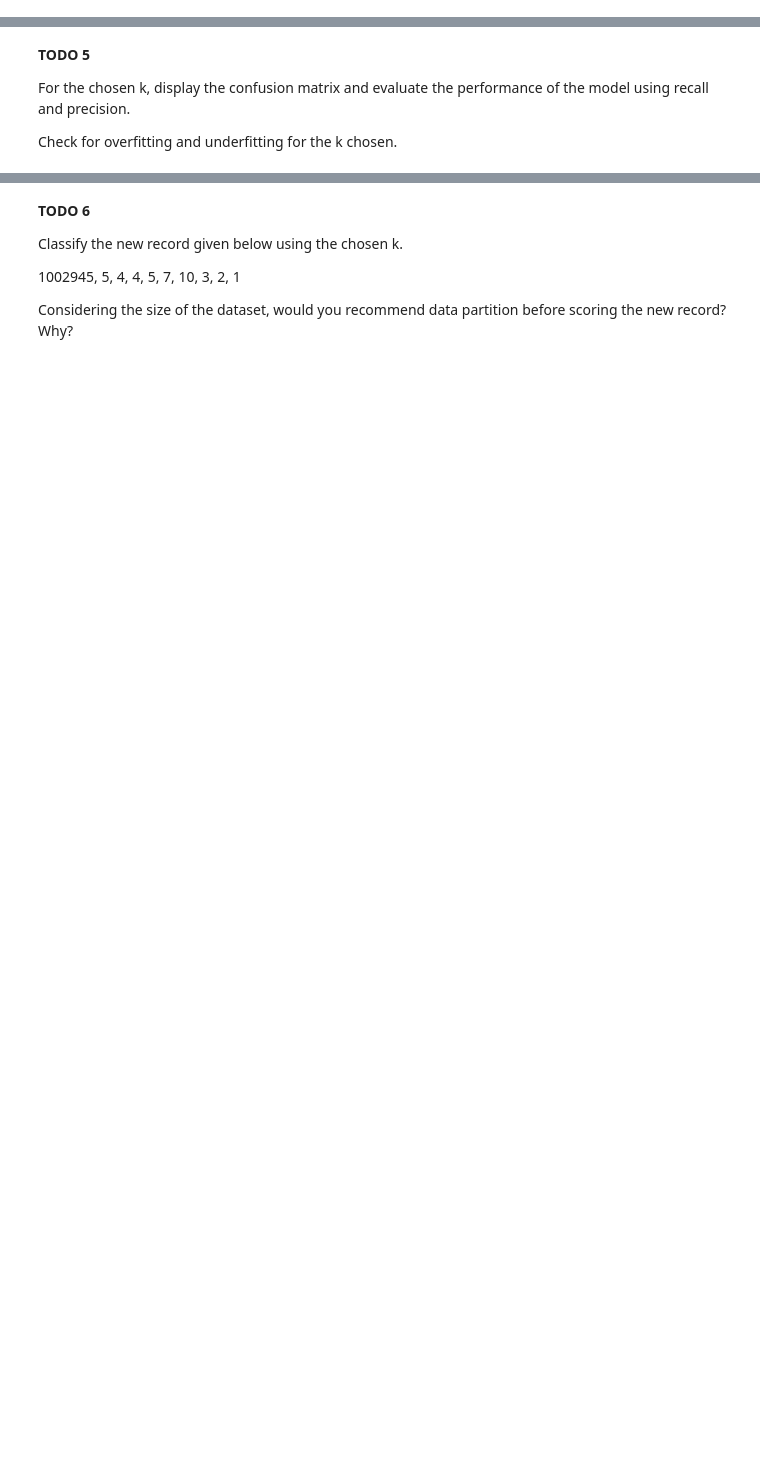
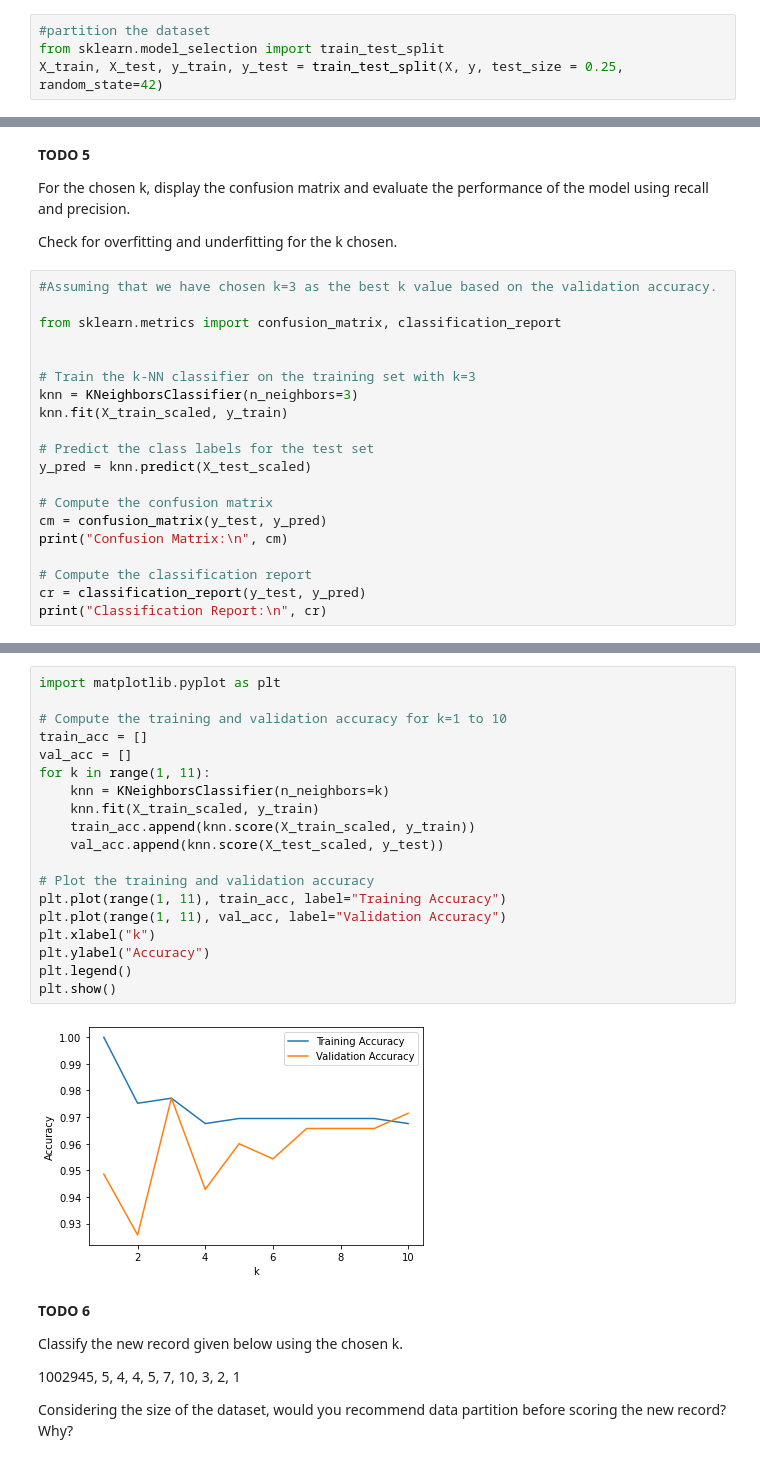
Before and after one commit to Mohitchvk/Data-Mining-Homework-V, a Jupyter notebook: Homework 5.ipynb, the cells around one changed output, grey strips where cells are left out. Saved outputs shown, nothing was run; the diff lists cells and outputs as text; blank space fills up the shorter version.

```diff
--- a/Homework 5.ipynb
+++ b/Homework 5.ipynb
@@ -43,0 +206,4 @@ Standardize the data.
+# %%
+#partition the dataset
+from sklearn.model_selection import train_test_split
+X_train, X_test, y_train, y_test = train_test_split(X, y, test_size = 0.25, random_state=42)
@@ -51,3 +266,23 @@ Choose the best k from 1-10 based on the classification accuracy of different k
 For the chosen k, display the confusion matrix and evaluate the performance of the model using recall and precision.
 
 Check for overfitting and underfitting for the k chosen.
+# %%
+#Assuming that we have chosen k=3 as the best k value based on the validation accuracy.
+
+from sklearn.metrics import confusion_matrix, classification_report
+
+
+# Train the k-NN classifier on the training set with k=3
+knn = KNeighborsClassifier(n_neighbors=3)
+knn.fit(X_train_scaled, y_train)
+
+# Predict the class labels for the test set
+y_pred = knn.predict(X_test_scaled)
+
+# Compute the confusion matrix
+cm = confusion_matrix(y_test, y_pred)
+print("Confusion Matrix:\n", cm)
+
+# Compute the classification report
+cr = classification_report(y_test, y_pred)
+print("Classification Report:\n", cr)
@@ -54,3 +302,24 @@ Check for overfitting and underfitting for the k chosen.
+# %%
+import matplotlib.pyplot as plt
+
+# Compute the training and validation accuracy for k=1 to 10
+train_acc = []
+val_acc = []
+for k in range(1, 11):
+    knn = KNeighborsClassifier(n_neighbors=k)
+    knn.fit(X_train_scaled, y_train)
+    train_acc.append(knn.score(X_train_scaled, y_train))
+    val_acc.append(knn.score(X_test_scaled, y_test))
+
+# Plot the training and validation accuracy
+plt.plot(range(1, 11), train_acc, label="Training Accuracy")
+plt.plot(range(1, 11), val_acc, label="Validation Accuracy")
+plt.xlabel("k")
+plt.ylabel("Accuracy")
+plt.legend()
+plt.show()
+# %% [output]
+[figure, added]
 # %% [markdown]
 **TODO 6**
 
```
Also changed, not shown: parts of 23 cells of this notebook.
